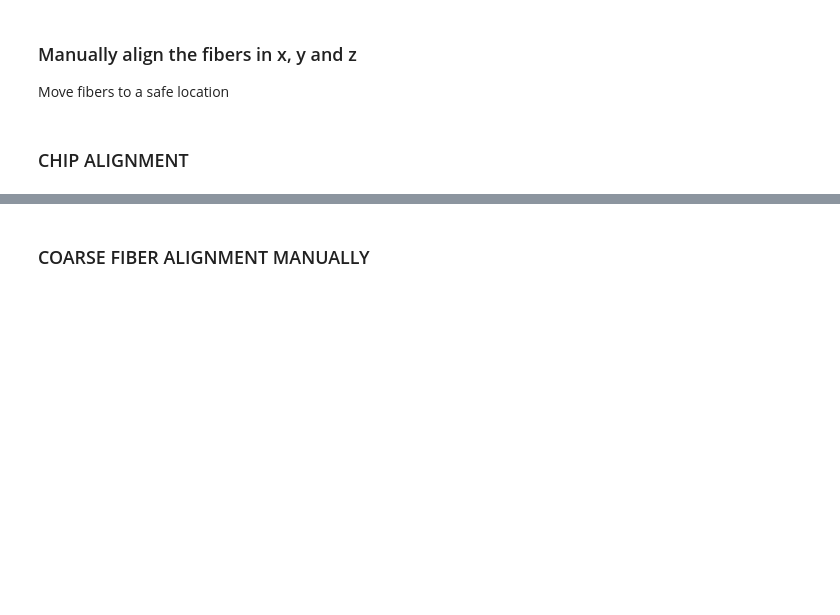
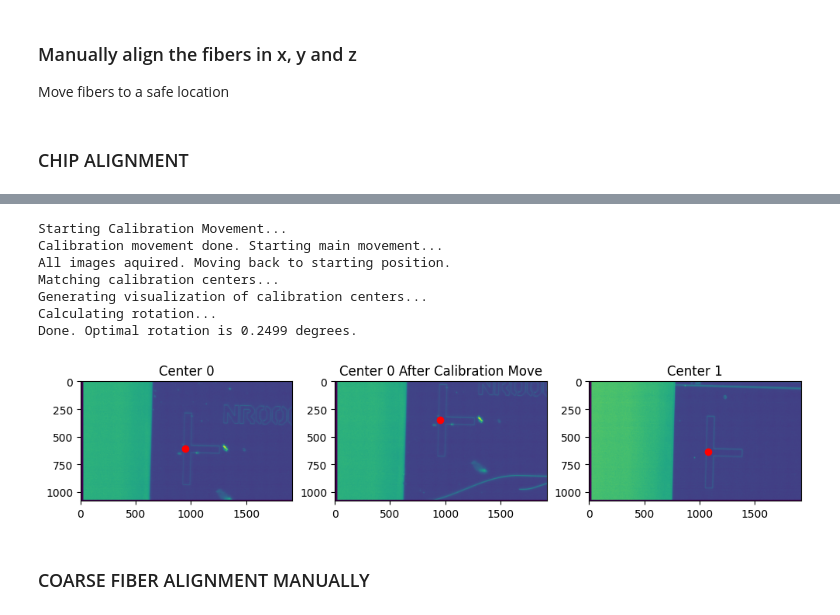
Before and after one commit to mostafa-phi/die_tester, a Jupyter notebook: main_v3.ipynb, the cells around one changed output, grey strips where cells are left out. Cells and saved outputs as stored; diff of their text form; code cells hidden in the pictures; blank space fills up the shorter version.

```diff
--- a/main_v3.ipynb
+++ b/main_v3.ipynb
@@ -55,7 +55,8 @@ try:
 except:
     0
 
-stg = DieTesterStage(9, 11, 8, 10)
+# stg = DieTesterStage(9, 11, 8, 10)
+stg = DieTesterStage(17, 20, 18, 19)
 # stg = DieTesterStage(19, 20, 21, 22) # before moving: 13, 15, 5, 4
 ai_channel = 'ai1'
 pm = PowermeterSystem('Dev1', 5e3, ai_channel) # needs Dev1 for the raster to work
@@ -141,14 +148,23 @@ stg.move_relative('m', 'X', 381, wait=True)# -10000 or 10000, TFLN 9000, b/w adj
 # %%
 %matplotlib inline
 ## Select your movement values and perform chip alignment.
 # Large movement should be roughly the length of the chip (1 cm works well), small calibration movement should be a few hundred microns.
 #   - Make sure that the small movement doesn't bring your calibration pattern out of frame
 # The sign of the movements should be positive for moving from top to bottom, and negative for moving bottom to top.
 
 
-mainX = 9_000  # main movement (width of chip), 10_000 original
-calX = 500  # calibration movement, 500 before
+mainX = 9_300  # main movement (width of chip), 10_000 original
+calX = 80  # calibration movement, 500 before
 deg = cac.run_angle_calibration(mainX, calX, camera_focus_prompt=True)
+# %% [output]
+Starting Calibration Movement...
+Calibration movement done. Starting main movement...
+All images aquired. Moving back to starting position.
+Matching calibration centers...
+Generating visualization of calibration centers...
+Calculating rotation...
+Done. Optimal rotation is 0.2499 degrees.
+[figure, added]
 # %%
 ## If angle seems reasonable, rotate to align chip
 # Check the pattern centers in the images for reasonableness
```
Also changed, not shown: parts of 55 cells of this notebook, 3 other files.
